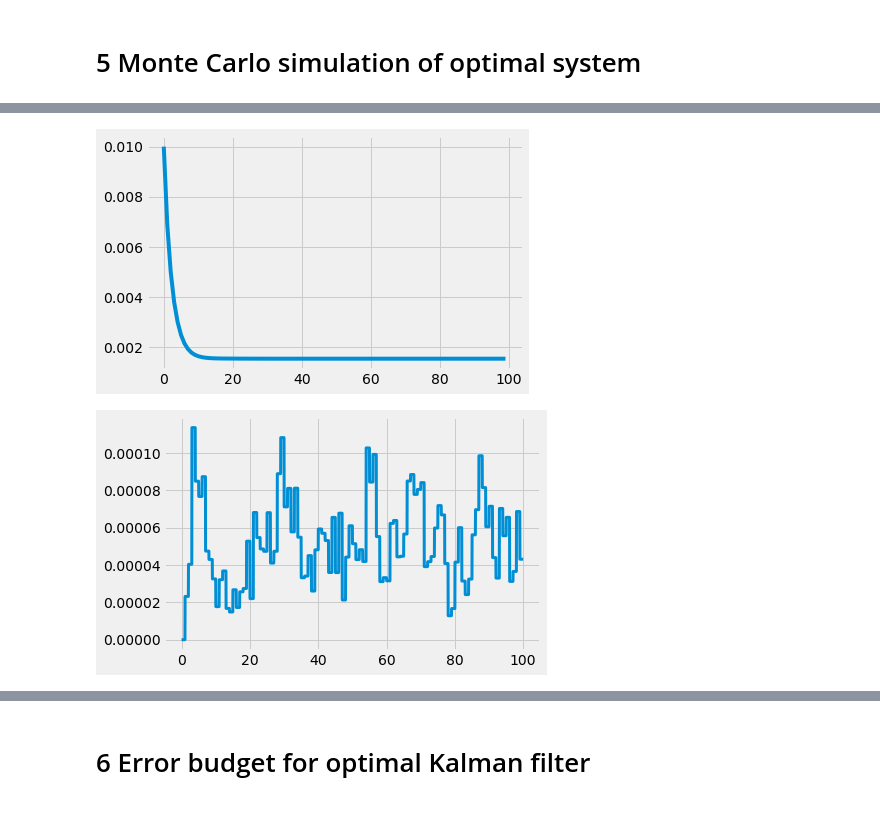
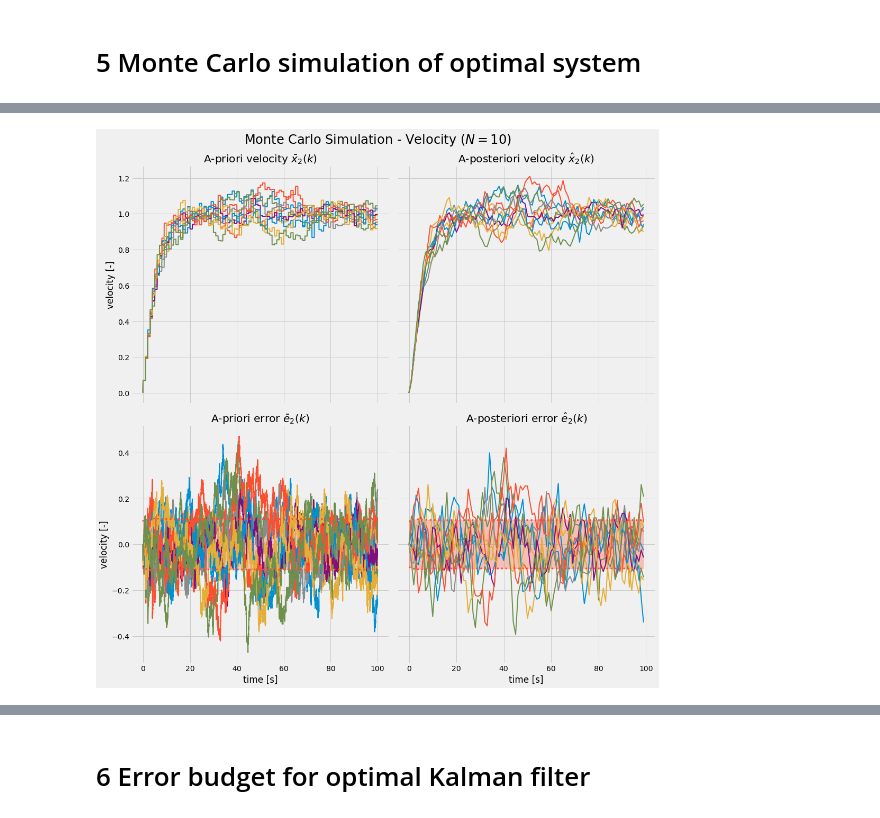
Before and after one commit to fonstelien/TEK4050, a Jupyter notebook: project/project.ipynb, the cells around one changed output, grey strips where cells are left out. Cells and saved outputs as stored; diff of their text form; code cells hidden in the pictures.

```diff
--- a/project/project.ipynb
+++ b/project/project.ipynb
@@ -489,10 +524,0 @@ plt.show()
-# %%
-plt.plot(tm, p_hat[1,:])
-plt.show()
-# %% [output]
-[figure, removed]
-# %%
-plt.plot(t, X_bar[:,1,:].var(axis=0), lw=3)
-plt.show()
-# %% [output]
-[figure, removed]
@@ -498,0 +527,36 @@ plt.show()
+# %%
+fig, axes = plt.subplots(ncols=2, nrows=2, sharex='col', sharey='row', figsize=(15,15))
+fig.suptitle(r'Monte Carlo Simulation - Velocity ($N=10$)', fontsize=24)
+
+tm = np.linspace(t0, tf, nm, endpoint=False)
+
+ax = axes[0,0]
+ax.set_title(r'A-priori velocity $\bar{x}_2(k)$')
+ax.plot(t, X_bar[:,1,:].T, lw=2)
+ax.set_ylabel('velocity [-]')
+
+ax = axes[0,1]
+ax.set_title(r'A-posteriori velocity $\hat{x}_2(k)$')
+ax.plot(tm, X_hat[:,1,:].T, lw=2)
+
+ax = axes[1,0]
+ax.set_title(r'A-priori error $\bar{e}_2(k)$')
+ax.plot(t, E_bar[:,1,:].T, lw=2)
+ax.plot(t, sqrt(p_bar[1]), color=COLORS[1], lw=3, ls=':')
+ax.plot(t, -sqrt(p_bar[1]), color=COLORS[1], lw=3, ls=':')
+ax.fill_between(t, sqrt(p_bar[1]), -sqrt(p_bar[1]), color=COLORS[1], alpha=.3)
+ax.set_ylabel('velocity [-]')
+ax.set_xlabel('time [s]')
+
+ax = axes[1,1]
+ax.set_title(r'A-posteriori error $\hat{e}_2(k)$')
+ax.plot(tm, E_hat[:,1,:].T, lw=2)
+ax.plot(tm, sqrt(p_hat[1]), color=COLORS[1], lw=3, ls=':')
+ax.plot(tm, -sqrt(p_hat[1]), color=COLORS[1], lw=3, ls=':')
+ax.fill_between(tm, sqrt(p_hat[1]), -sqrt(p_hat[1]), color=COLORS[1], alpha=.3)
+ax.set_xlabel('time [s]')
+
+fig.tight_layout()
+plt.show()
+# %% [output]
+[figure, added]
```
Also changed, not shown: parts of 19 cells of this notebook.
